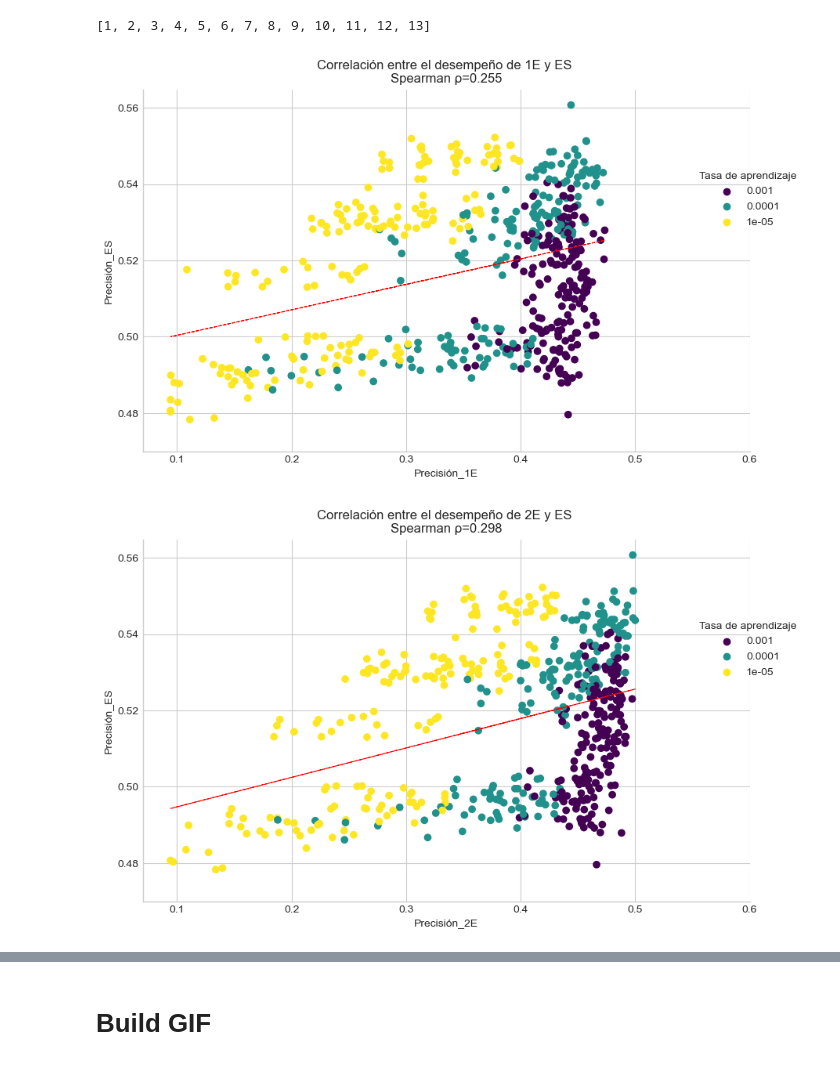
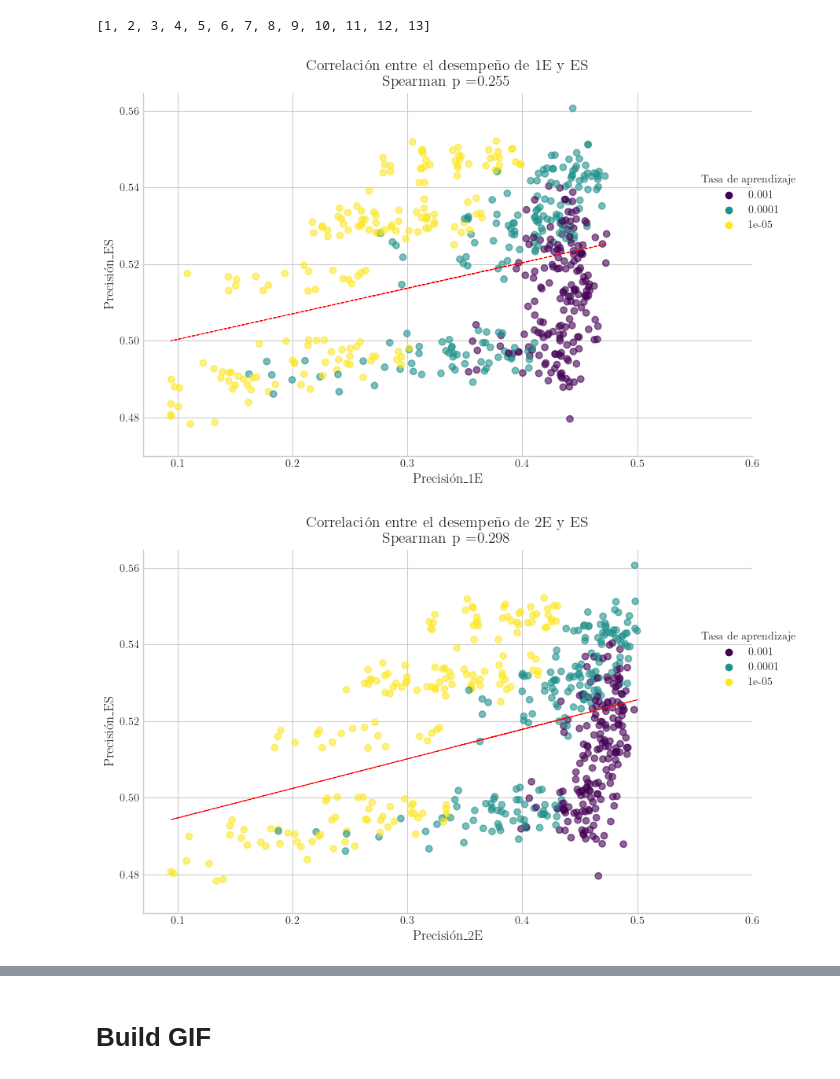
Before and after one commit to topsy-13/NAS_pretesting, a Jupyter notebook: OE-Tests/analyze_experiments 2.0.ipynb, the cells around one changed output, grey strips where cells are left out. Cells and saved outputs as stored; diff of their text form; code cells hidden in the pictures.

```diff
--- a/OE-Tests/analyze_experiments 2.0.ipynb
+++ b/OE-Tests/analyze_experiments 2.0.ipynb
@@ -17,3 +11,17 @@ plt.style.use('seaborn-v0_8-whitegrid')  # Use a base style
+# %%
+plt.style.use('seaborn-v0_8-whitegrid')  # Use a base style
+
+# Use LaTeX-style font rendering
+mpl.rcParams.update({
+    "text.usetex": True,
+    "font.family": "serif",
+    "font.serif": ["Computer Modern"],  # Change to ["Computer Modern"] if using the default LaTeX font
+    "axes.labelsize": 12,
+    "axes.titlesize": 14,
+    "legend.fontsize": 10,
+    "xtick.labelsize": 10,
+    "ytick.labelsize": 10
+})
 # %%
 start_path = 'Experiment Results/Symmetrical MLP/Seeds_Batches'
 files = os.listdir(start_path)
@@ -126,34 +134,35 @@ for epoch_tested in n_epochs_tested:
     spearman_rhos['P_values'].append(spearman_p)
 
     kendall_thaus['Correlation'].append(kendall_corr)
     kendall_thaus['P_values'].append(kendall_p)
 
     plt.figure(figsize=(10, 6))
     plt.scatter(
     results[f'{metric}{suffixes[1]}'],
     results[f'{metric}{suffixes[0]}'],
-    c=point_colors  # Use the mapped colors
+    c=point_colors,  # Use the mapped colors,
+    alpha=0.6
 )
     plt.xlabel(f'Precisión_{suffixes[1]}')
     plt.ylabel(f'Precisión_{suffixes[0]}')
-    plt.title(f'Correlación entre el desempeño de {suffixes[1]} y {suffixes[0]} \nSpearman \u03c1={spearman_corr:.3f}')
+    plt.title(f'Correlación entre el desempeño de {suffixes[1]} y {suffixes[0]} \nSpearman p ={spearman_corr:.3f}')
     plt.xlim(0.07, 0.6)
     plt.ylim(0.47)
 
     z = np.polyfit(results[f'{metric}{suffixes[1]}'], results[f'{metric}{suffixes[0]}'], 1)
     p = np.poly1d(z)
     plt.plot(results[f'{metric}{suffixes[1]}'], p(results[f'{metric}{suffixes[1]}']), "r--", lw=0.8)
     sns.despine()
 
     # Create a legend
     for value, color in color_map.items():
         plt.scatter([], [], color=color, label=value)  # Create empty scatter points for legend
 
     plt.legend(title='Tasa de aprendizaje', bbox_to_anchor=(0.9, 0.8), loc='upper left')
 
     # Export fig
     plt.savefig(f'Correlation_bw_{suffix_A}-{suffix_B}.png')
     plt.show()
 # %% [output]
-[figure, old version]
+[figure, new version]
-[figure, old version]
+[figure, new version]
```
Also changed, not shown: parts of 26 cells of this notebook.
